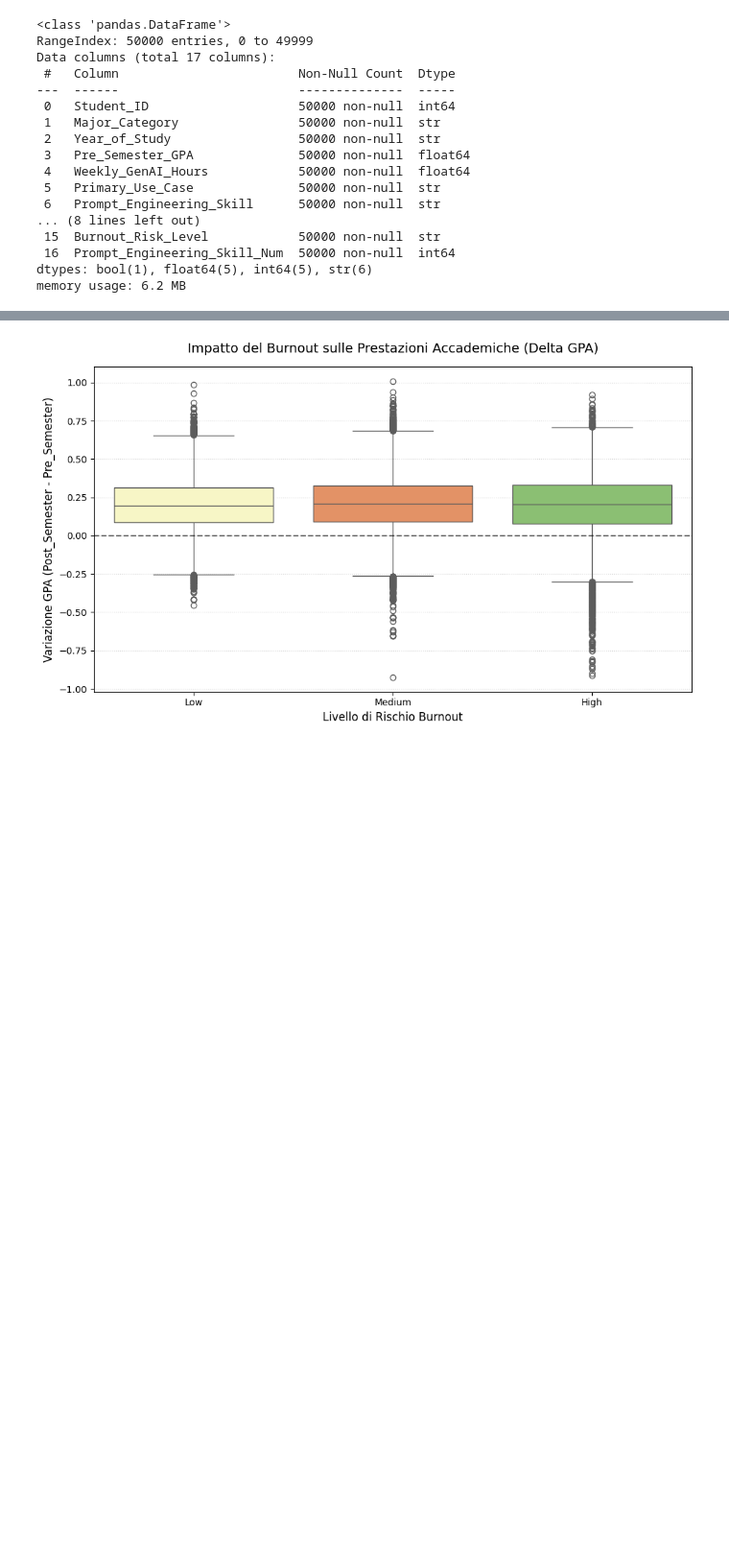
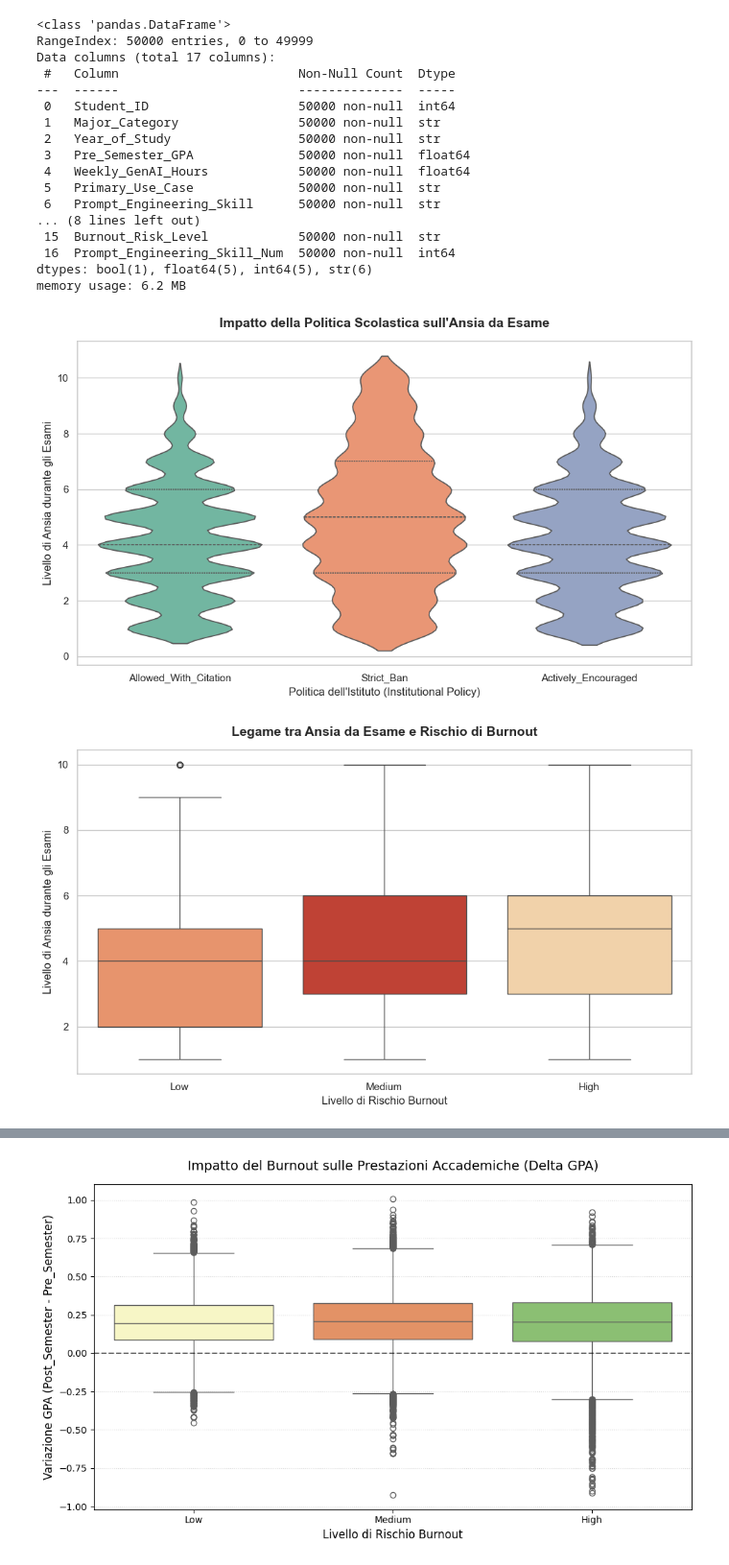
Before and after one commit to GabrieleBan/AI_Impact_on_Students, a Jupyter notebook: studio del burnout.ipynb, the cells around one changed output, grey strips where cells are left out. Shown at 96% size. Drawn from its saved outputs; the diff is of its cells as text; code cells hidden in the pictures; blank space fills up the shorter version.

```diff
--- a/studio del burnout.ipynb
+++ b/studio del burnout.ipynb
@@ -49,3 +30,61 @@ Data columns (total 17 columns):
  16  Prompt_Engineering_Skill_Num  50000 non-null  int64
 dtypes: bool(1), float64(5), int64(5), str(6)
 memory usage: 6.2 MB
+# %%
+import matplotlib.pyplot as plt
+import seaborn as sns
+
+# Configurazione dello stile generale
+sns.set_theme(style="whitegrid")
+
+# ==============================================================================
+# GRAFICO 1: Institutional_Policy vs Anxiety_Level_During_Exams (Violin Plot)
+# ==============================================================================
+plt.figure(figsize=(10, 6))
+
+# Usiamo il Violin Plot per vedere come le diverse politiche scolastiche
+# spostano la densità e la forma dell'ansia da esame degli studenti
+sns.violinplot(
+    data=X_train,
+    x="Institutional_Policy",
+    y="Anxiety_Level_During_Exams",
+    palette="Set2",
+    hue="Institutional_Policy",
+    legend=False,
+    inner="quartiles" # Linee interne per mostrare la mediana e i quartili
+)
+
+plt.title("Impatto della Politica Scolastica sull'Ansia da Esame", fontsize=14, pad=15, weight='bold')
+plt.xlabel("Politica dell'Istituto (Institutional Policy)", fontsize=12)
+plt.ylabel("Livello di Ansia durante gli Esami", fontsize=12)
+
+plt.tight_layout()
+plt.show()
+
+
+# ==============================================================================
+# GRAFICO 2: Anxiety_Level_During_Exams vs Burnout_Risk_Level (Box Plot)
+# ==============================================================================
+plt.figure(figsize=(10, 6))
+
+# Usiamo un Box Plot ordinando il Burnout in modo logico (Low -> Medium -> High)
+# per vedere se a livelli di burnout più alti corrisponde un'ansia da esame maggiore
+sns.boxplot(
+    data=X_train,
+    x="Burnout_Risk_Level",
+    y="Anxiety_Level_During_Exams",
+    order=['Low', 'Medium', 'High'],
+    palette="OrRd", # Scala di colori calda (dal chiaro al rosso scuro)
+    hue="Burnout_Risk_Level",
+    legend=False
+)
+
+plt.title("Legame tra Ansia da Esame e Rischio di Burnout", fontsize=14, pad=15, weight='bold')
+plt.xlabel("Livello di Rischio Burnout", fontsize=12)
+plt.ylabel("Livello di Ansia durante gli Esami", fontsize=12)
+
+plt.tight_layout()
+plt.show()
+# %% [output]
+[figure, added]
+[figure, added]
```
Also changed, not shown: parts of 9 cells of this notebook.
